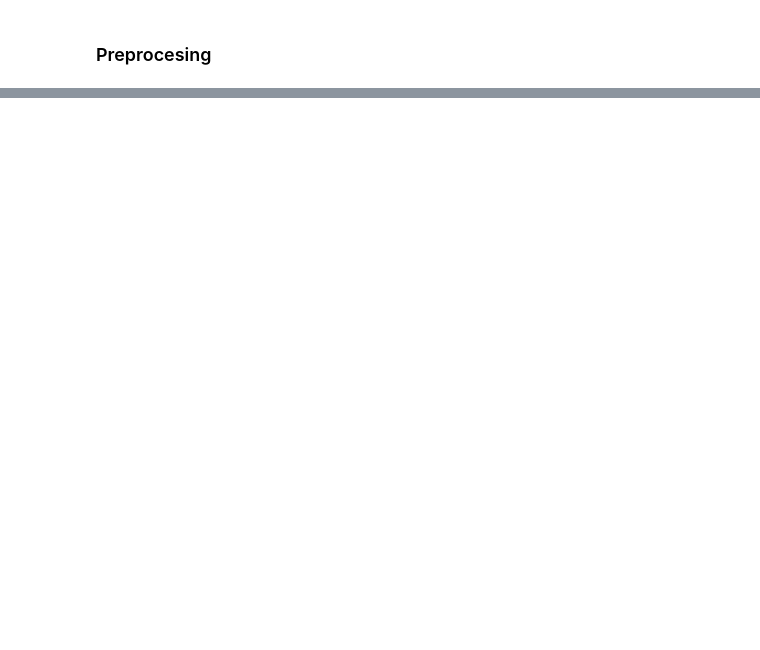
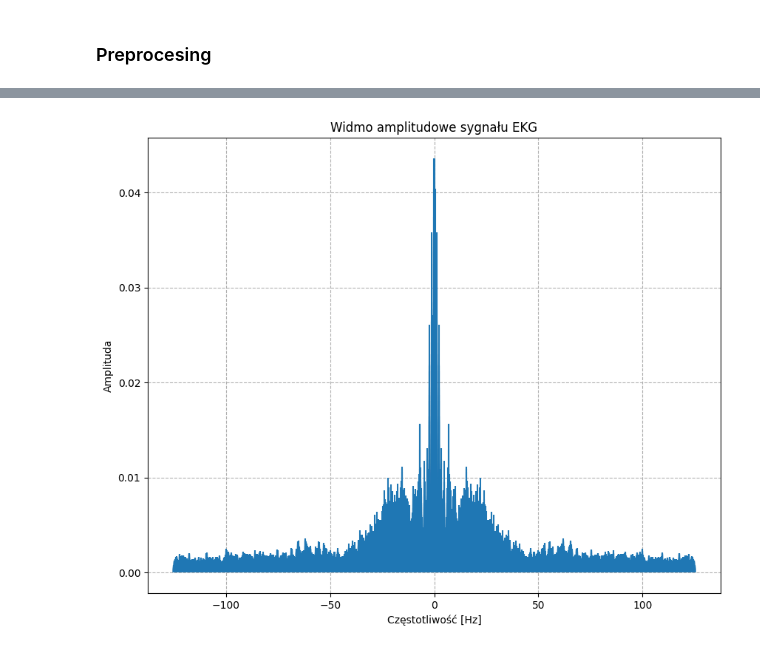
Before and after one commit to ImJaca/ECG_analysis, a Jupyter notebook: Ecg.ipynb, the cells around one changed output, grey strips where cells are left out. Drawn from its saved outputs; the diff is of its cells as text; code cells hidden in the pictures; blank space fills up the shorter version.

```diff
--- a/Ecg.ipynb
+++ b/Ecg.ipynb
@@ -50,4 +86,6 @@ plt.grid(linestyle='--')
 # %%
-# Filtracja
+fft_plot(hp_filtred_signal, fs=250)
+# %% [output]
+[figure, added]
 # %%
 plt.figure(figsize=(12, 6))
```
Also changed, not shown: parts of 4 cells of this notebook.
